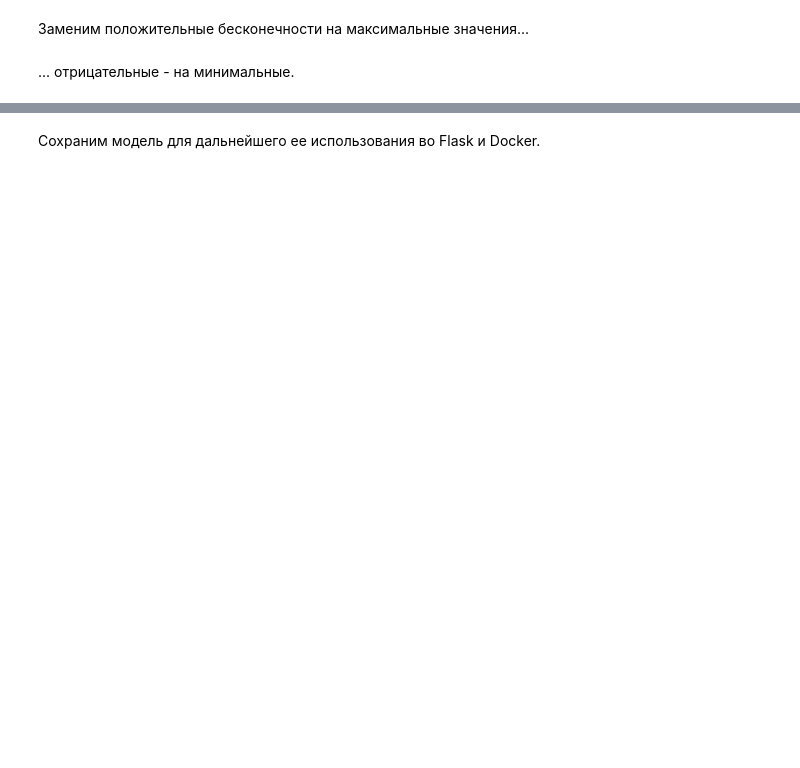
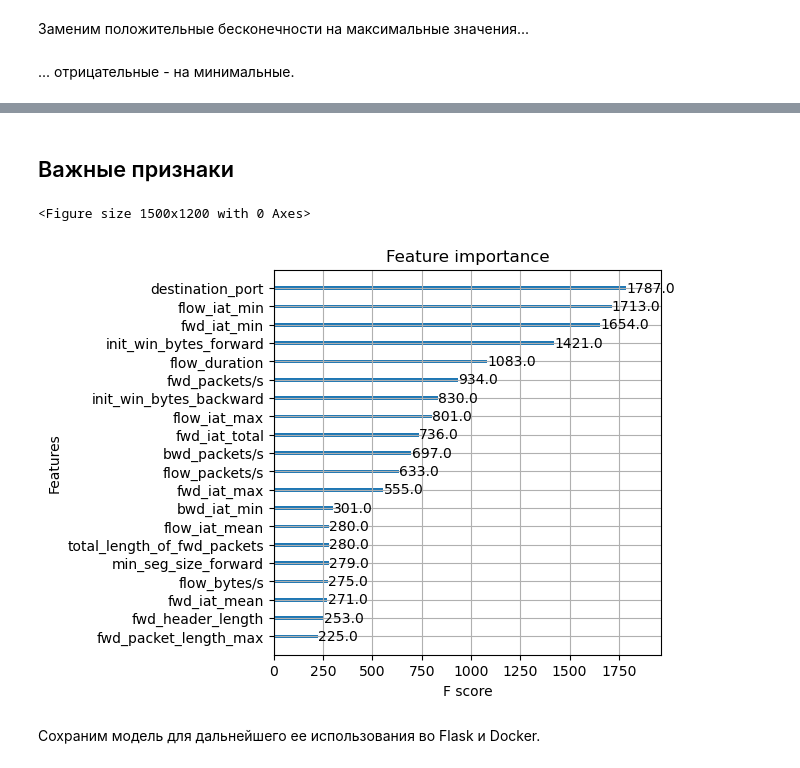
Before and after one commit to dimakhokhlov/Pet-Projects, a Jupyter notebook: Информационная безопасность/Информационная безопасность.ipynb, the cells around one changed output, grey strips where cells are left out. Drawn from its saved outputs; the diff is of its cells as text; code cells hidden in the pictures; blank space fills up the shorter version.

```diff
--- a/Информационная безопасность/Информационная безопасность.ipynb
+++ b/Информационная безопасность/Информационная безопасность.ipynb
@@ -420,0 +555,4 @@ Web Attack � Sql Injection       1.00      1.00      1.00         3
+# %%
+adasyn = ADASYN(sampling_strategy='minority', random_state=42, n_neighbors=5)
+# %%
+features_train_adasyn, target_train_adasyn = adasyn.fit_resample(features_train, target_train)
@@ -420,0 +585,13 @@ Web Attack � Sql Injection       1.00      1.00      1.00         3
+# %%
+%%time
+
+lr_model_adasyn = LogisticRegression(
+    solver='lbfgs',
+    random_state=42,
+    max_iter=1000,
+    class_weight='balanced'
+)
+
+lr_model_adasyn.fit(features_train_adasyn, target_train_adasyn)
+
+lr_predictions_adasyn = lr_model_adasyn.predict(features_test)
@@ -420,0 +623,12 @@ Web Attack � Sql Injection       1.00      1.00      1.00         3
+# %%
+%%time
+
+xgb_model_adasyn = XGBClassifier(
+    use_label_encoder=False,
+    eval_metric='mlogloss',
+    random_state=42
+)
+
+xgb_model_adasyn.fit(features_train_adasyn, target_train_adasyn)
+
+xgb_predictions_adasyn = xgb_model_adasyn.predict(features_test)
@@ -420,0 +699,2 @@ Web Attack � Sql Injection       1.00      1.00      1.00         3
+# %% [markdown]
+## Важные признаки
@@ -421,3 +705,10 @@ Web Attack � Sql Injection       1.00      1.00      1.00         3
+# %%
+plt.figure(figsize=(15, 12))
+plot_importance(xgb_model_adasyn, max_num_features=20, importance_type='weight')
+plt.show()
+# %% [output]
+<Figure size 1500x1200 with 0 Axes>
+[figure, added]
 # %% [markdown]
 Сохраним модель для дальнейшего ее использования во Flask и Docker.
 # %%
```
Also changed, not shown: parts of 80 cells of this notebook.
